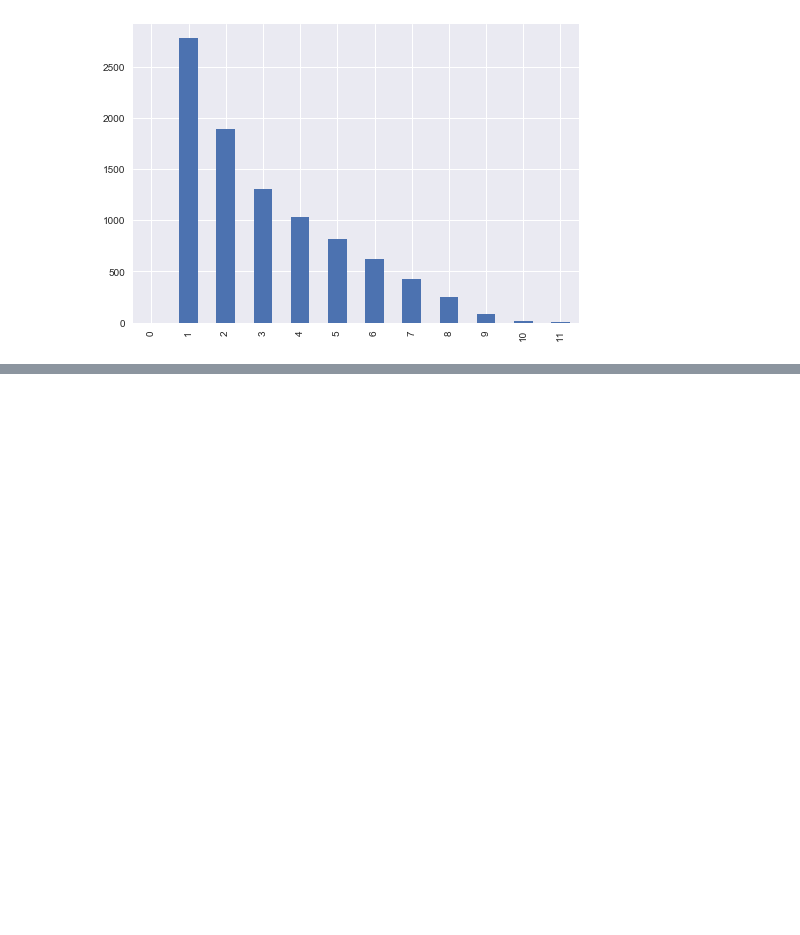
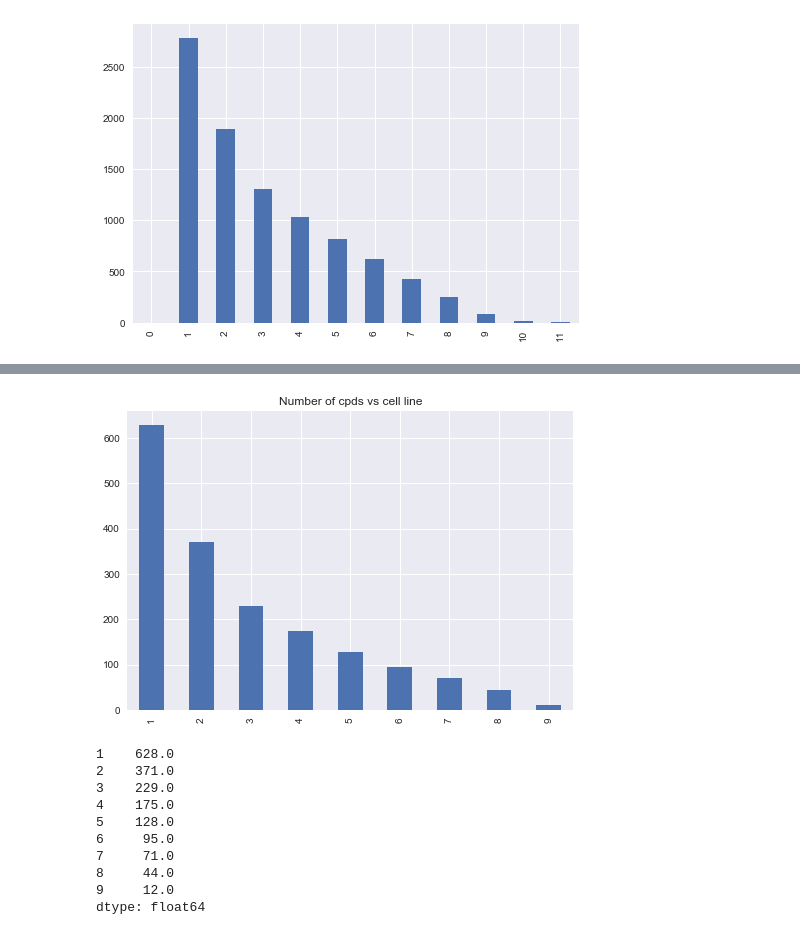
Before and after one commit to npabon/LINCS_target_prediction, a Jupyter notebook: data_profiling.ipynb, the cells around one changed output, grey strips where cells are left out. Cells and saved outputs as stored; diff of their text form; code cells hidden in the pictures; blank space fills up the shorter version.

```diff
--- a/data_profiling.ipynb
+++ b/data_profiling.ipynb
@@ -395,0 +460,22 @@ IndexError: list assignment index out of range
+# %%
+cpd_counts = pd.Series(index=range(1,10))
+for i in range(1,10):
+    pairs = pair_set_8_df[pair_set_8_df.ncells >= i]
+    ncpds = len(pairs.cpd.unique())
+    cpd_counts[i] = ncpds
+cpd_counts.plot.bar()
+plt.title('Number of cpds vs cell line')
+plt.show()
+print(cpd_counts)
+# %% [output]
+[figure, added]
+1    628.0
+2    371.0
+3    229.0
+4    175.0
+5    128.0
+6     95.0
+7     71.0
+8     44.0
+9     12.0
+dtype: float64
```
Also changed, not shown: parts of 18 cells of this notebook, 1 other file.
